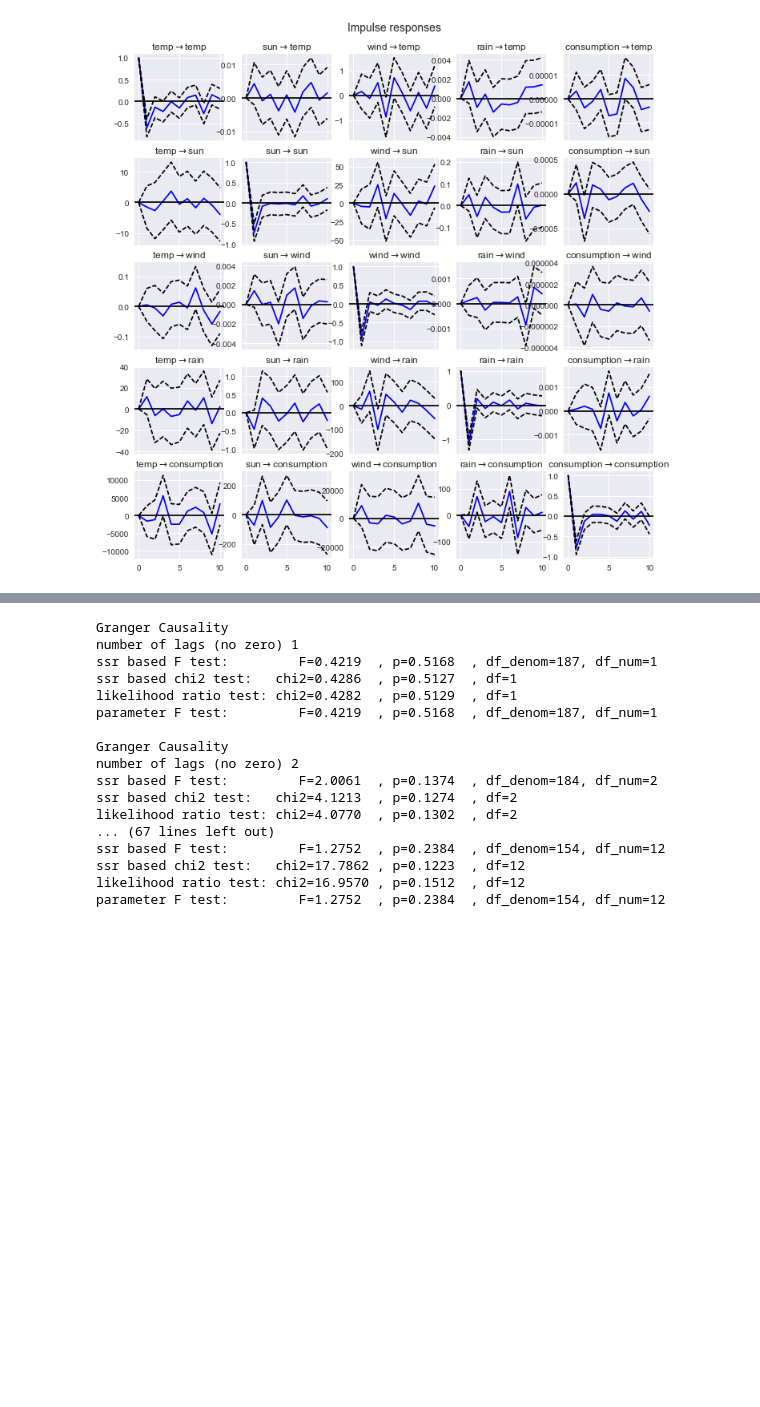
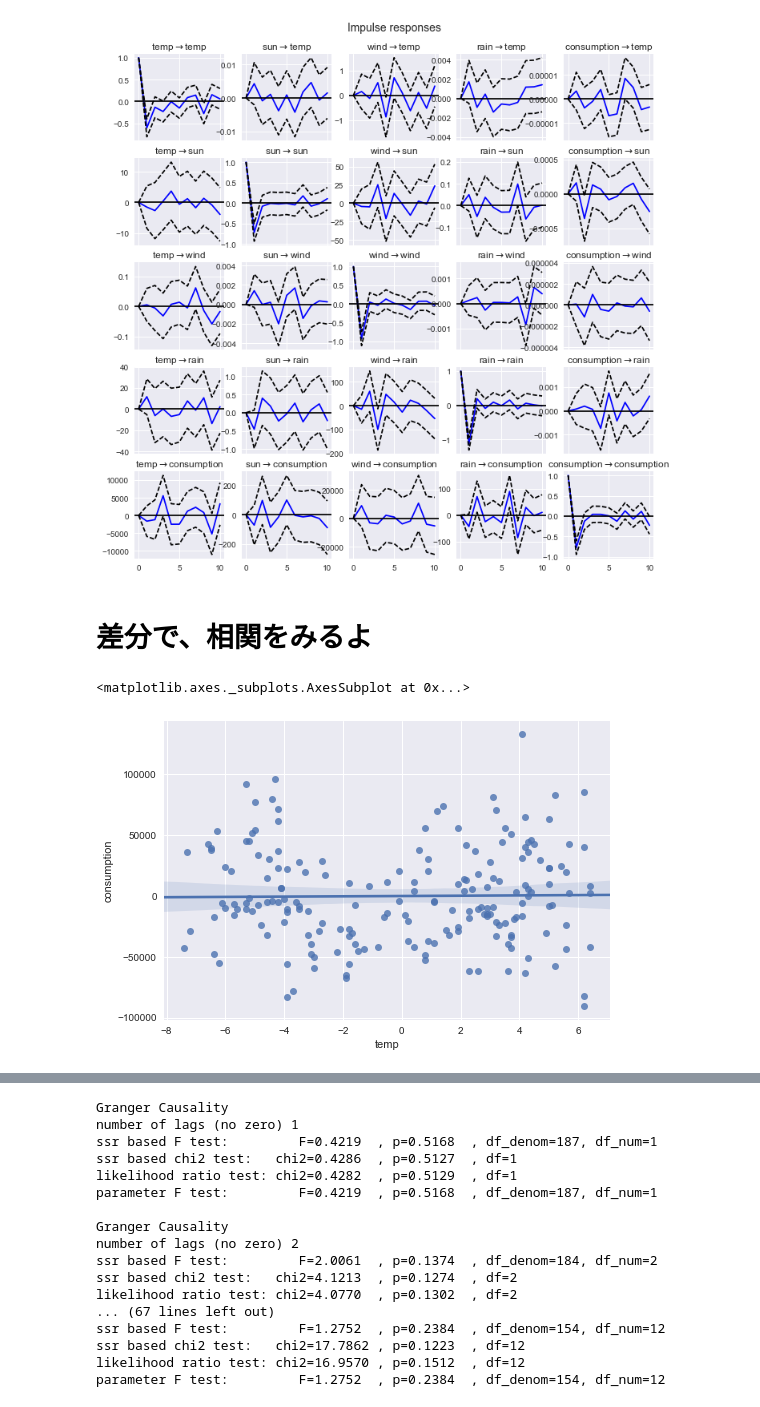
Before and after one commit to taishiroyamada/graduation_thesis_dayo, a Jupyter notebook: sotsuron_data7.ipynb, the cells around one changed output, grey strips where cells are left out. Drawn from its saved outputs; the diff is of its cells as text; code cells hidden in the pictures; blank space fills up the shorter version.

```diff
--- a/sotsuron_data7.ipynb
+++ b/sotsuron_data7.ipynb
@@ -655,3 +658,10 @@ irf = var_result.irf(10)
 irf.plot(orth=False)
 # %% [output]
 [figure]
+# %% [markdown]
+# 差分で、相関をみるよ
+# %%
+sns.regplot(x=x_train['temp'],y=y_train['consumption'])
+# %% [output]
+<matplotlib.axes._subplots.AxesSubplot at 0x...>
+[figure, added]
```
Also changed, not shown: parts of 7 cells of this notebook.
